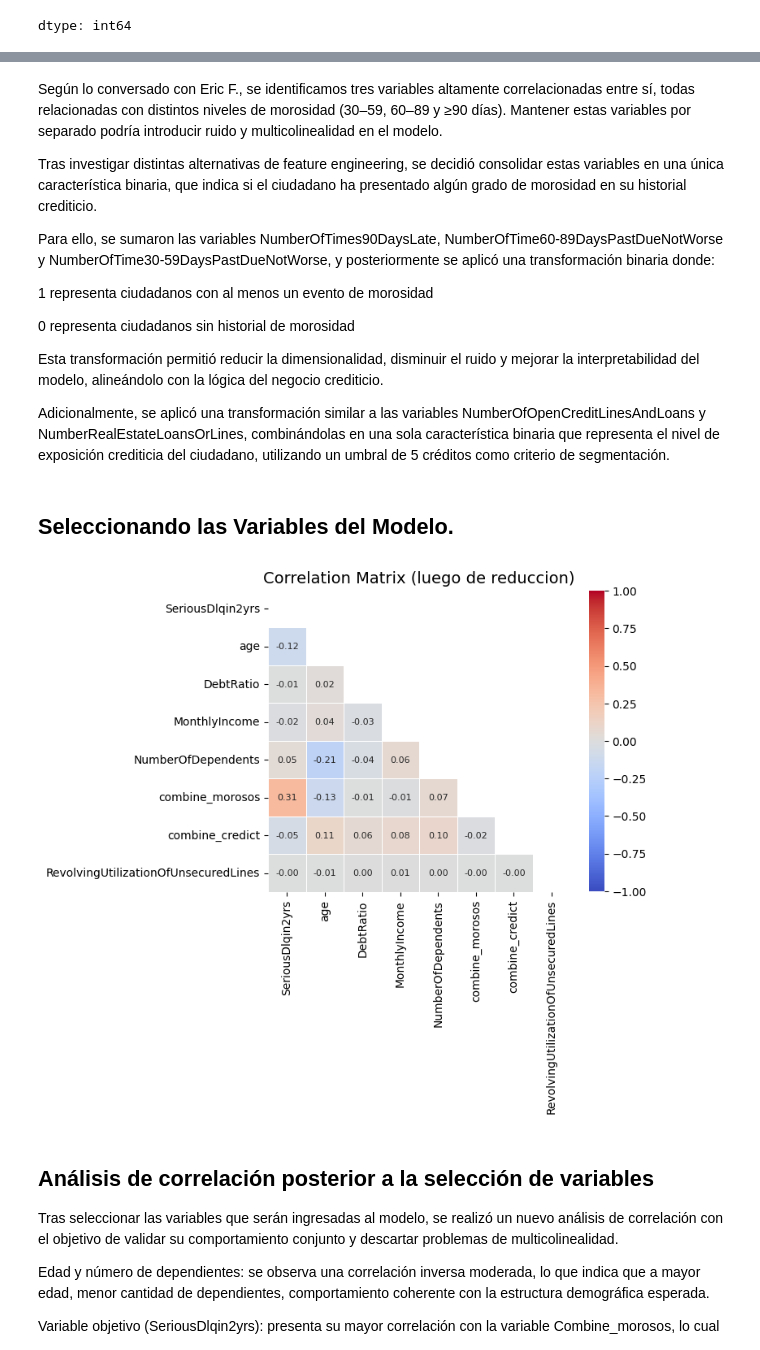
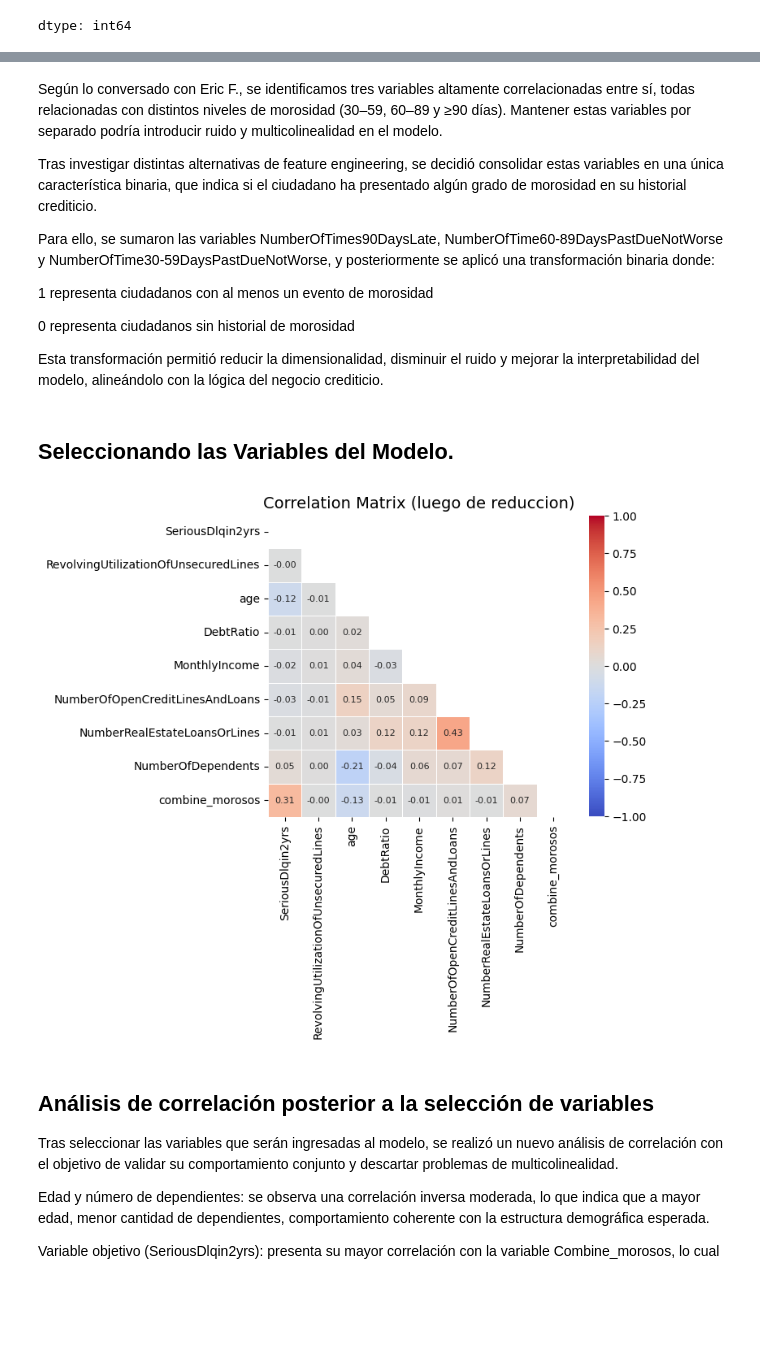
Before and after one commit to THEWACHER1103/analisis_crediticio, a Jupyter notebook: Analisis_crediticio.ipynb, the cells around one changed output, grey strips where cells are left out. Cells and saved outputs as stored; diff of their text form; code cells hidden in the pictures; blank space fills up the shorter version.

```diff
--- a/Analisis_crediticio.ipynb
+++ b/Analisis_crediticio.ipynb
@@ -265,8 +264,3 @@ df['combine_morosos'].value_counts()
 | 0 | 119637 |
 | 1 | 30363 |
 dtype: int64
-# %%
-df['combine_credict'] = df['NumberOfOpenCreditLinesAndLoans'] + df['NumberRealEstateLoansOrLines']
-df.loc[(df['combine_credict']<=5), 'combine_credict'] = 0
-df.loc[(df['combine_credict']>5), 'combine_credict'] = 1
-df['combine_credict'].value_counts()
@@ -288,37 +276,36 @@ Para ello, se sumaron las variables NumberOfTimes90DaysLate, NumberOfTime60-89Da
 0 representa ciudadanos sin historial de morosidad
 
 Esta transformación permitió reducir la dimensionalidad, disminuir el ruido y mejorar la interpretabilidad del modelo, alineándolo con la lógica del negocio crediticio.
-
-Adicionalmente, se aplicó una transformación similar a las variables NumberOfOpenCreditLinesAndLoans y NumberRealEstateLoansOrLines, combinándolas en una sola característica binaria que representa el nivel de exposición crediticia del ciudadano, utilizando un umbral de 5 créditos como criterio de segmentación.
 # %% [markdown]
 ## Seleccionando las Variables del Modelo.
 # %%
-df_model= df[['SeriousDlqin2yrs','age','DebtRatio','MonthlyIncome','NumberOfDependents','combine_morosos',
-              'combine_credict','RevolvingUtilizationOfUnsecuredLines'
+df_model= df[['SeriousDlqin2yrs','RevolvingUtilizationOfUnsecuredLines','age','DebtRatio','MonthlyIncome',
+       'NumberOfOpenCreditLinesAndLoans','NumberRealEstateLoansOrLines',
+       'NumberOfDependents','combine_morosos'
               ]]
 corr_mod= df_model.corr()
 
 plt.figure(figsize=(6,6))
 mask = np.triu(np.ones_like(corr_mod, dtype=bool))
 sns.heatmap(
     data=corr_mod,
     annot=True,
     fmt=".2f",
     annot_kws={"size": 8},
     mask=mask,
     cmap="coolwarm",
     center=0,
     square=True,
     linewidths=0.5,
     cbar_kws={"shrink": 0.8},
     vmin=-1,
     vmax=1
 )
 
 plt.title('Correlation Matrix (luego de reduccion)', fontsize=14)
 plt.show()
 # %% [output]
-[figure, old version]
+[figure, new version]
 # %% [markdown]
 ## Análisis de correlación posterior a la selección de variables
 
```
Also changed, not shown: parts of 18 cells of this notebook.
